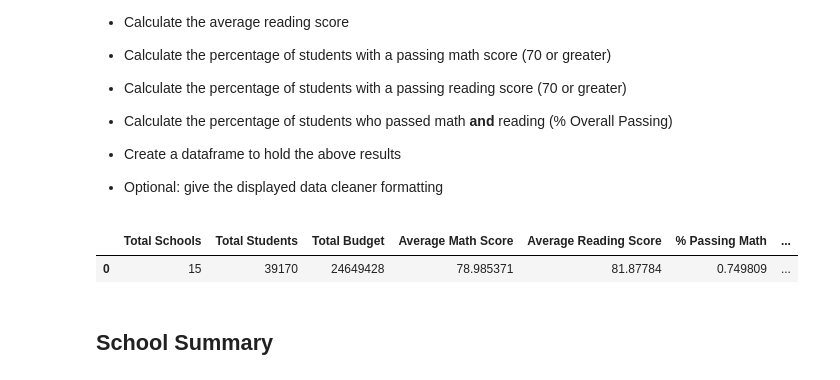
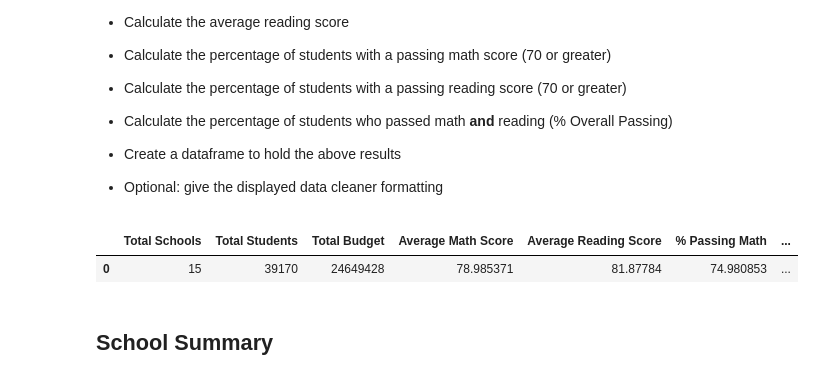
Before and after one commit to ezeavila/pandas-challenge, a Jupyter notebook: PyCitySchools/02-Homework_04-Pandas_Instructions_PyCitySchools_PyCitySchools_starter.ipynb, the cells around one changed output. Cells and saved outputs as stored; diff of their text form; code cells hidden in the pictures.

```diff
--- a/PyCitySchools/02-Homework_04-Pandas_Instructions_PyCitySchools_PyCitySchools_starter.ipynb
+++ b/PyCitySchools/02-Homework_04-Pandas_Instructions_PyCitySchools_PyCitySchools_starter.ipynb
@@ -55,26 +55,26 @@ school_data_complete.head(10)
 # %%
 school_count = len(school_data_complete["School ID"].unique())
 total_students = len(school_data_complete["Student ID"].unique())
 total_budget = sum(school_data_complete["budget"].unique())
 avg_math_score = school_data_complete["math_score"].mean()
 avg_read_score = school_data_complete["reading_score"].mean()
-count_math_over70 = (school_data_complete["math_score"]>69).sum() / total_students
-count_read_over70 = (school_data_complete["reading_score"]>69).sum() / total_students
-overal_passing = ((school_data_complete["reading_score"] > 69) & (school_data_complete["math_score"] > 69)).sum()/ total_students
+count_math_over70 = (school_data_complete["math_score"]>69).sum() / total_students *100
+count_read_over70 = (school_data_complete["reading_score"]>69).sum() / total_students *100
+overal_passing = ((school_data_complete["reading_score"] > 69) & (school_data_complete["math_score"] > 69)).sum()/ total_students *100
 
 summary_table = pd.DataFrame({"Total Schools" : school_count,
                               "Total Students" : total_students,
                               "Total Budget" : total_budget,
                               "Average Math Score" : avg_math_score,
                               "Average Reading Score" : avg_read_score,
                               "% Passing Math" : count_math_over70,
                               "% Passing Reading" : count_read_over70,
                               "% Overal Passing" : overal_passing}, index=[0])
 
 summary_table
 # %% [output]
 |  | Total Schools | Total Students | Total Budget | Average Math Score | Average Reading Score | % Passing Math | ... |
-| 0 | 15 | 39170 | 24649428 | 78.985371 | 81.87784 | 0.749809 | ... |
+| 0 | 15 | 39170 | 24649428 | 78.985371 | 81.87784 | 74.980853 | ... |
 # %% [markdown]
 ## School Summary
 # %% [markdown]
```
Also changed, not shown: parts of 1 cell of this notebook.
